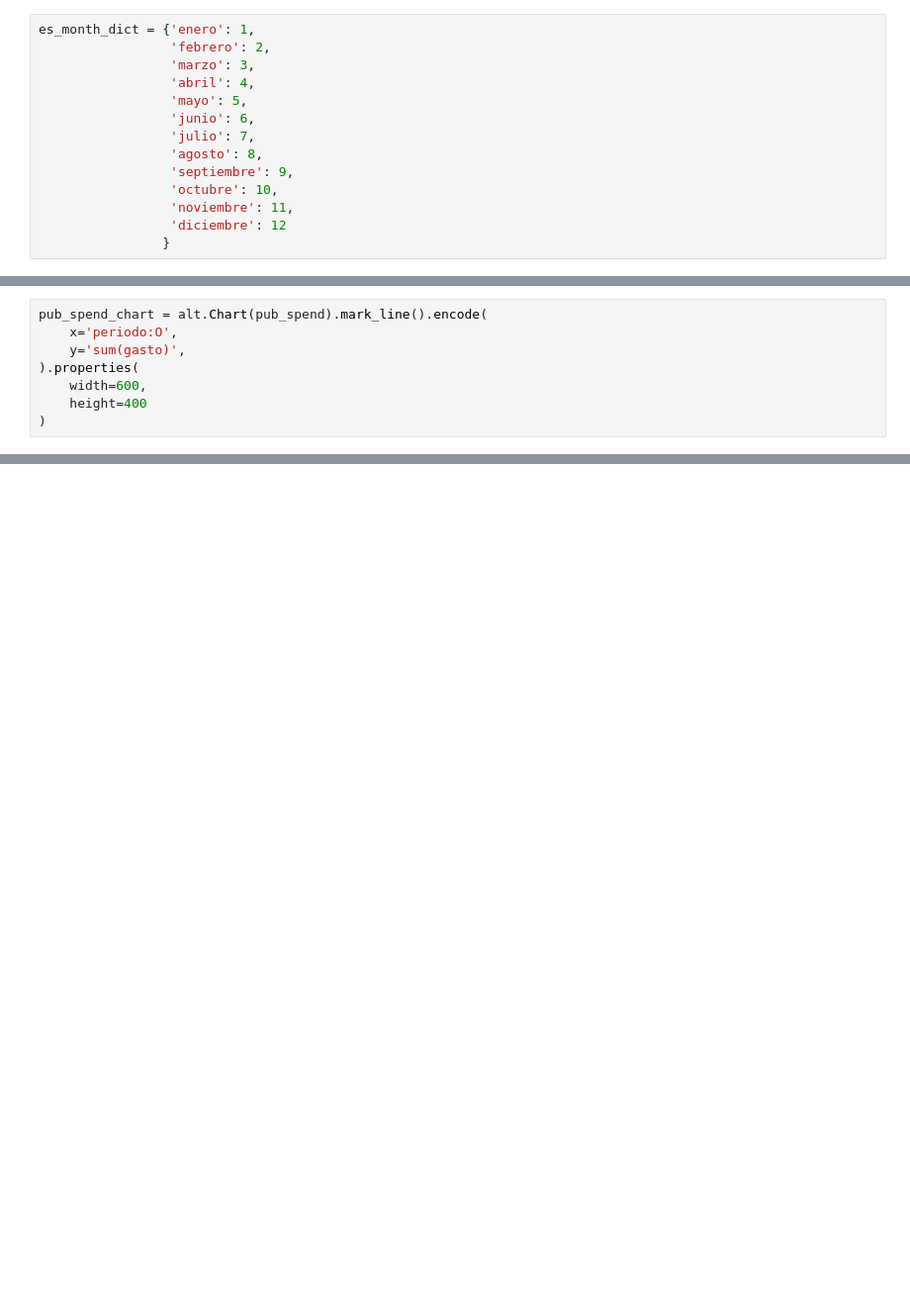
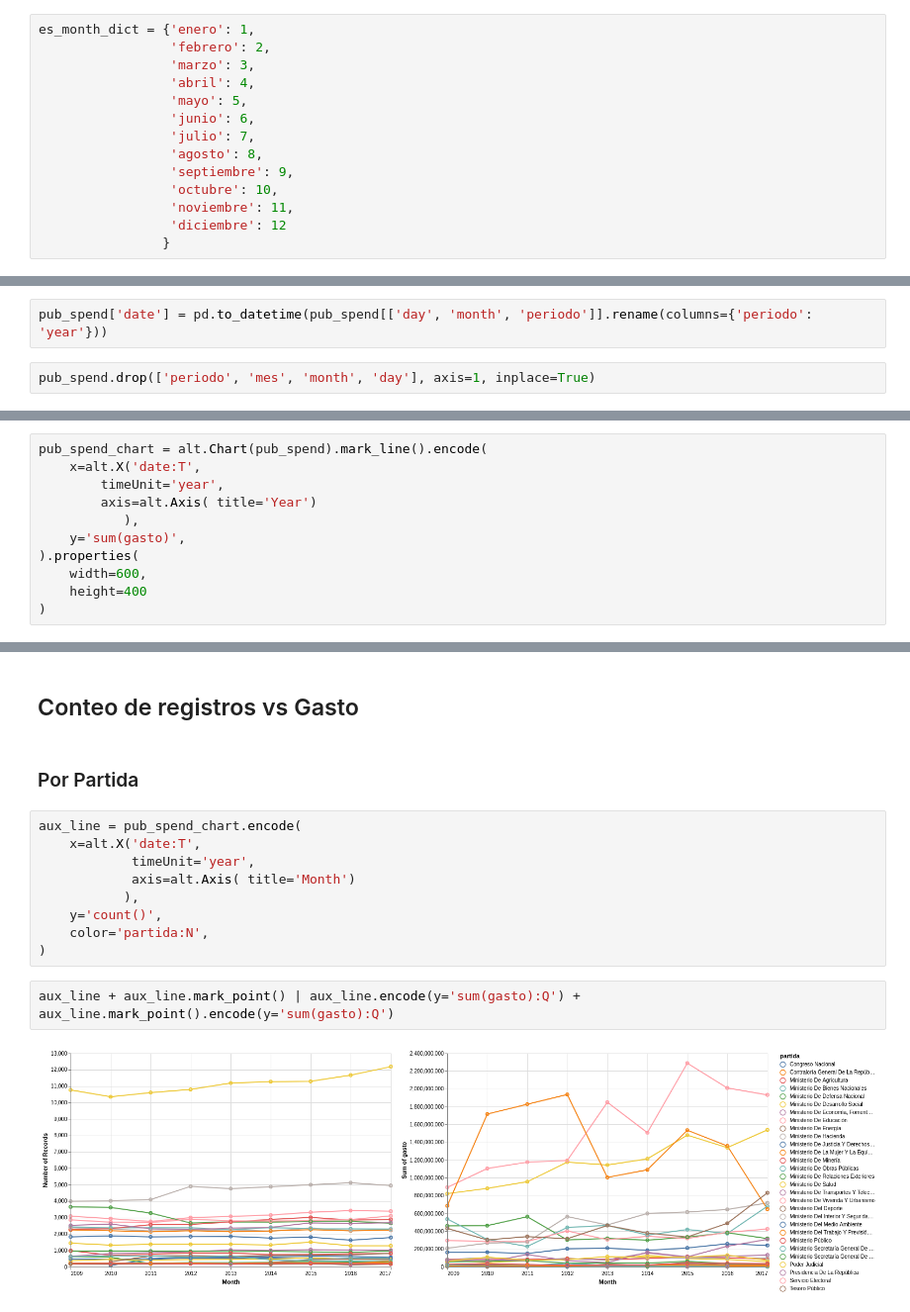
Before and after one commit to aoguedao/Dathaton-Gasto-Fiscal-Viz, a Jupyter notebook: GastoNetoMensualizado.ipynb, the cells around one changed output, grey strips where cells are left out. Shown at 99% size. Saved outputs shown, nothing was run; the diff lists cells and outputs as text; blank space fills up the shorter version.

Commit message:
Nuevas visualizaciones del gasto neto mensualizado

```diff
--- a/GastoNetoMensualizado.ipynb
+++ b/GastoNetoMensualizado.ipynb
@@ -103,0 +107,4 @@ pub_spend['year_month'] = pub_spend['periodo'].astype(str) + '-' + pub_spend['nm
+# %%
+pub_spend['date'] = pd.to_datetime(pub_spend[['day', 'month', 'periodo']].rename(columns={'periodo': 'year'}))
+# %%
+pub_spend.drop(['periodo', 'mes', 'month', 'day'], axis=1, inplace=True)
@@ -104,6 +126,9 @@ pub_spend['year_month'] = pub_spend['periodo'].astype(str) + '-' + pub_spend['nm
 # %%
 pub_spend_chart = alt.Chart(pub_spend).mark_line().encode(
-    x='periodo:O',
+    x=alt.X('date:T',
+        timeUnit='year',
+        axis=alt.Axis( title='Year')
+           ),
     y='sum(gasto)',
 ).properties(
     width=600,
@@ -192,0 +180,17 @@ pub_spend_annual['year_month'] = pd.to_datetime(pub_spend_annual[['periodo', 'nm
+# %% [markdown]
+## Conteo de registros vs Gasto
+# %% [markdown]
+### Por Partida
+# %%
+aux_line = pub_spend_chart.encode(
+    x=alt.X('date:T',
+            timeUnit='year',
+            axis=alt.Axis( title='Month')
+           ),
+    y='count()',
+    color='partida:N',
+)
+# %%
+aux_line + aux_line.mark_point() | aux_line.encode(y='sum(gasto):Q') + aux_line.mark_point().encode(y='sum(gasto):Q')
+# %% [output]
+[figure, added]
```
Also changed, not shown: parts of 41 cells of this notebook, 1 other file.
